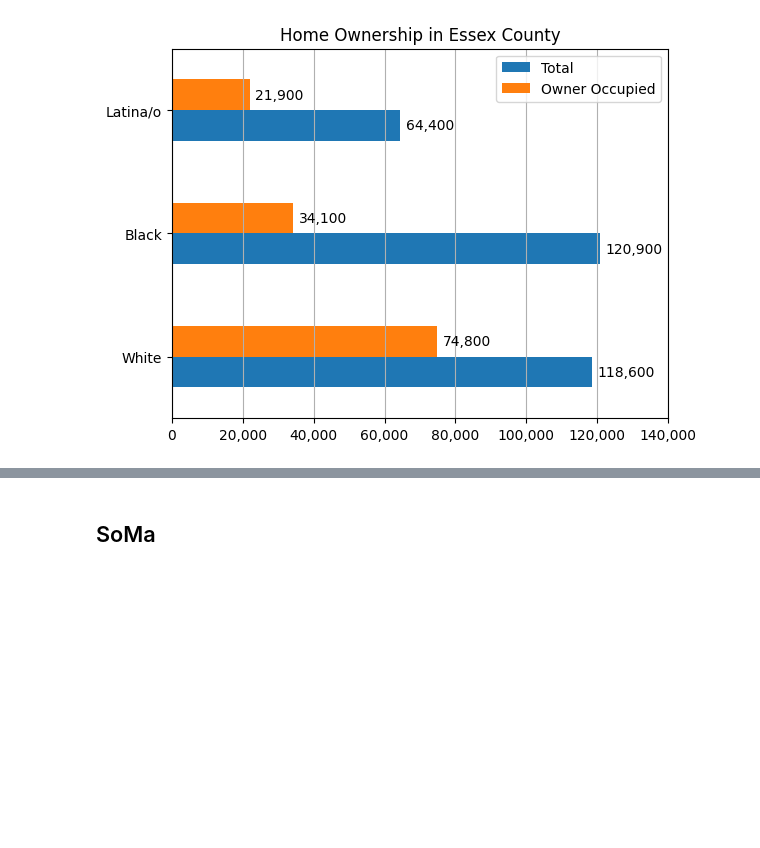
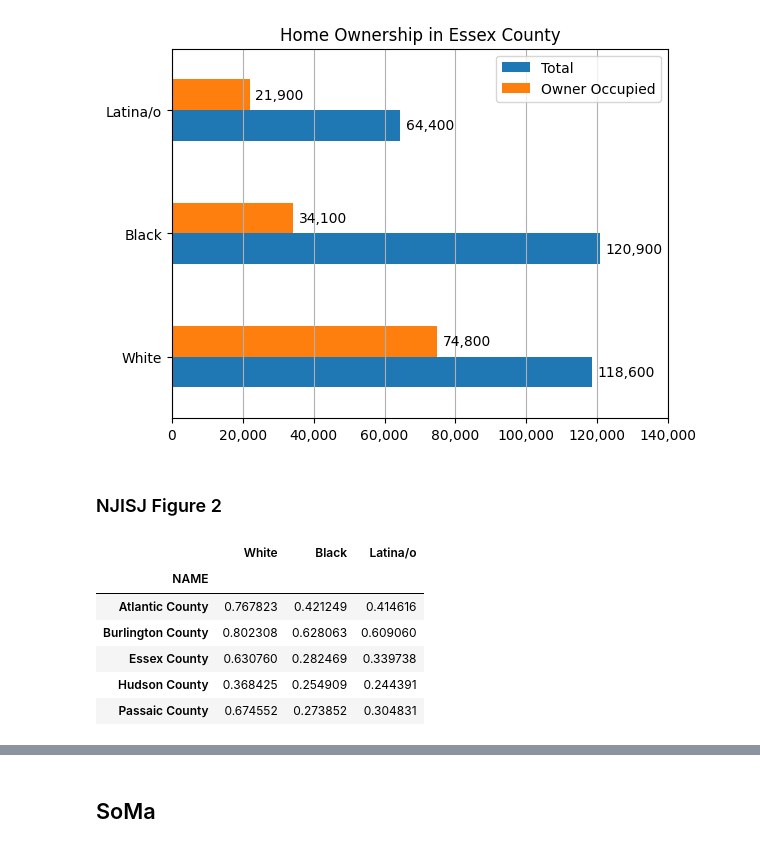
Before and after one commit to vengroff/somaccr, a Jupyter notebook: NJISJ SoMa Home Ownership.ipynb, the cells around one changed output, grey strips where cells are left out. Saved outputs shown, nothing was run; the diff lists cells and outputs as text; code cells hidden in the pictures; blank space fills up the shorter version.

```diff
--- a/NJISJ SoMa Home Ownership.ipynb
+++ b/NJISJ SoMa Home Ownership.ipynb
@@ -193,3 +216,35 @@ ax = plot_hbar(df_county, "Home Ownership in Essex County", round100=True)
 _ = ax.set_xlim(0, 140_000)
 # %% [output]
 [figure]
+# %% [markdown]
+### NJISJ Figure 2
+# %%
+df_county_plot = df_county[df_county["GROUP"] != "Overall"][
+    ["NAME", "GROUP", "Owner Fraction"]
+].pivot(index="NAME", columns=["GROUP"])
+
+df_county_plot = df_county_plot[
+    [
+        ("Owner Fraction", "White"),
+        ("Owner Fraction", "Black"),
+        ("Owner Fraction", "Latina/o"),
+    ]
+]
+
+df_county_plot = df_county_plot.reset_index()
+
+df_county_plot["NAME"] = df_county_plot["NAME"].apply(lambda c: c.split(",")[0])
+
+df_county_plot.set_index("NAME", inplace=True)
+
+df_county_plot.columns = [c[1] for c in df_county_plot.columns]
+
+df_county_plot
+# %% [output]
+|  | White | Black | Latina/o |
+| NAME |  |  |  |
+| Atlantic County | 0.767823 | 0.421249 | 0.414616 |
+| Burlington County | 0.802308 | 0.628063 | 0.609060 |
+| Essex County | 0.630760 | 0.282469 | 0.339738 |
+| Hudson County | 0.368425 | 0.254909 | 0.244391 |
+| Passaic County | 0.674552 | 0.273852 | 0.304831 |
```
Also changed, not shown: parts of 10 cells of this notebook, 1 other file.
